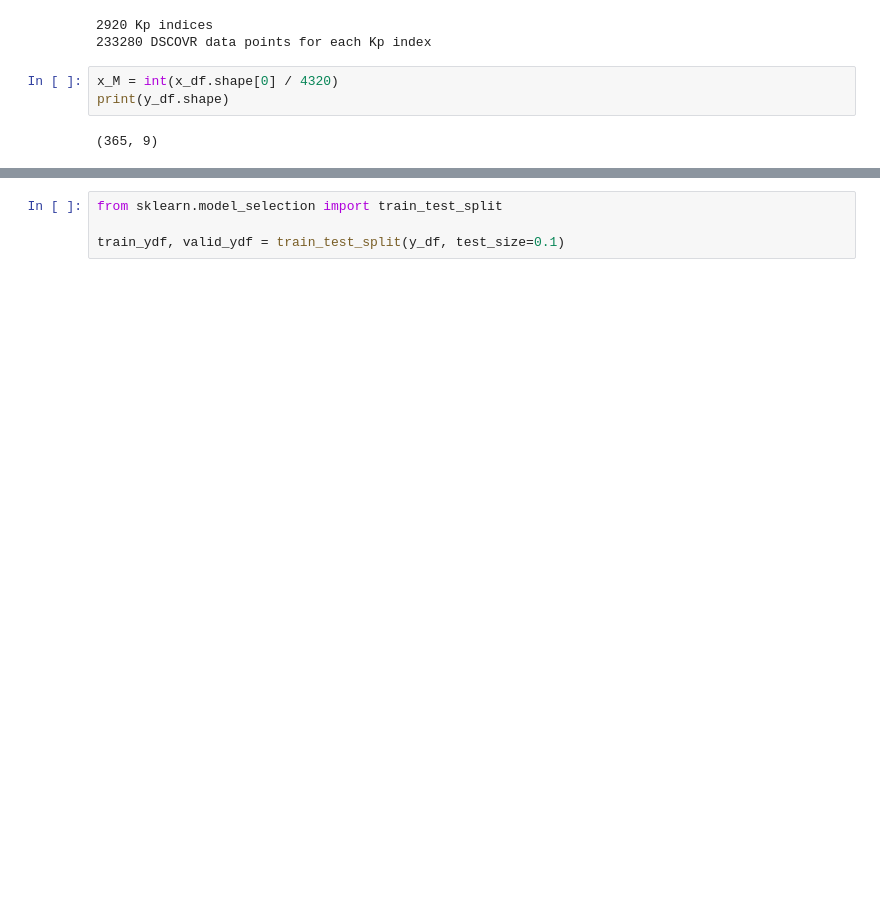
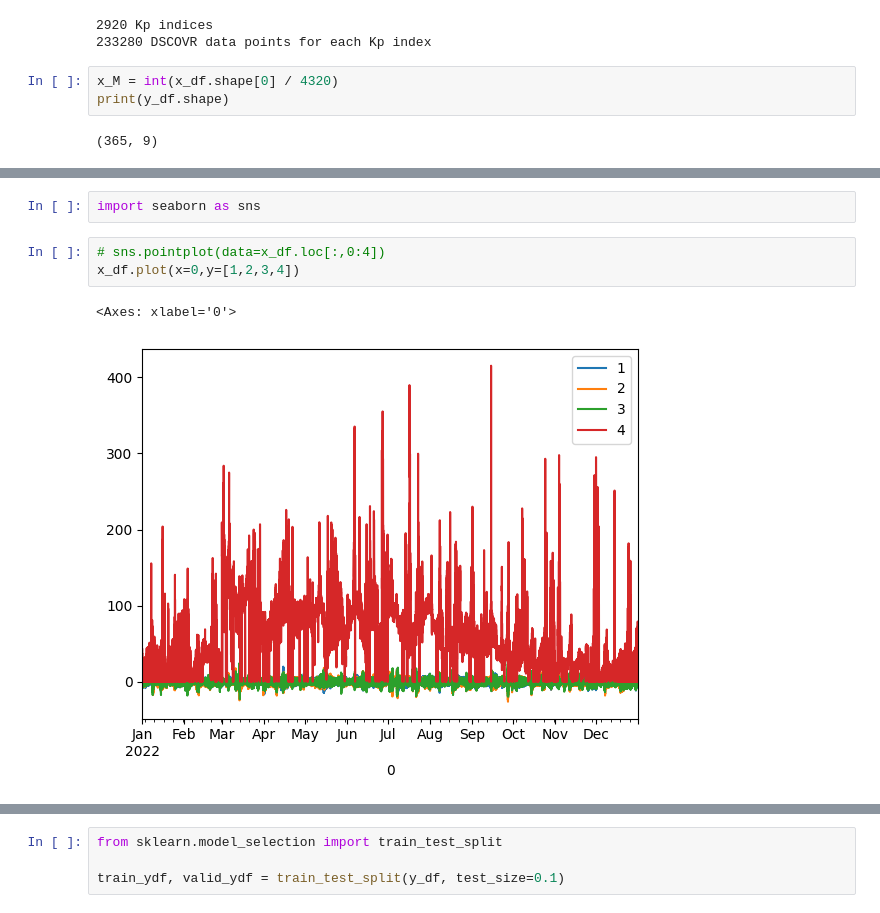
Before and after one commit to edubergeek/dscovrmatic, a Jupyter notebook: dscovrmatic-etl.ipynb, the cells around one changed output, grey strips where cells are left out. Cells and saved outputs as stored; diff of their text form; blank space fills up the shorter version.

```diff
--- a/dscovrmatic-etl.ipynb
+++ b/dscovrmatic-etl.ipynb
@@ -111,0 +235,8 @@ print(y_df.shape)
+# %%
+import seaborn as sns
+# %%
+# sns.pointplot(data=x_df.loc[:,0:4])
+x_df.plot(x=0,y=[1,2,3,4])
+# %% [output]
+<Axes: xlabel='0'>
+[figure, added]
```
Also changed, not shown: parts of 42 cells of this notebook.
